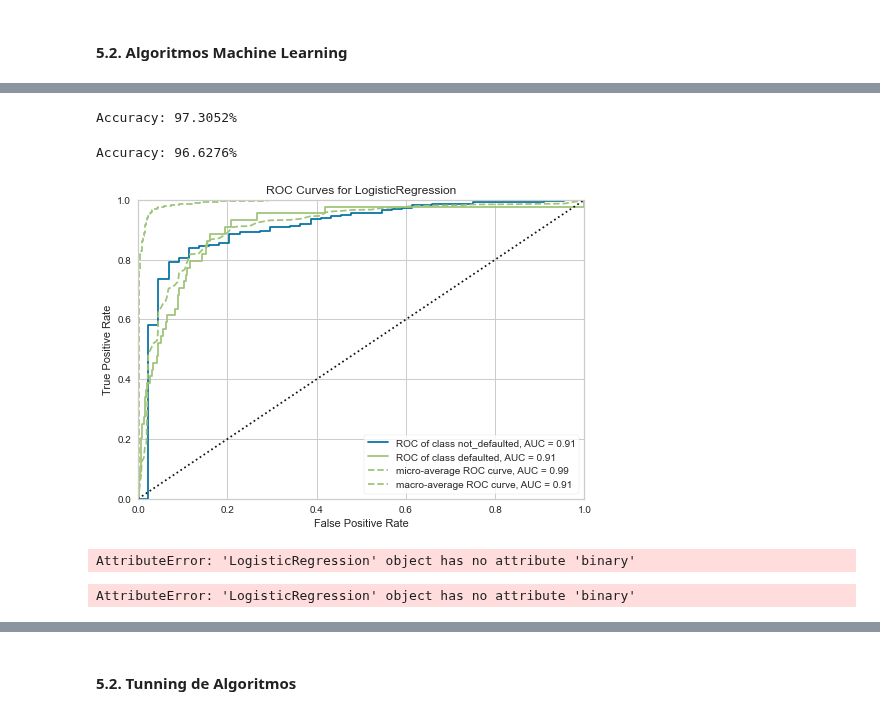
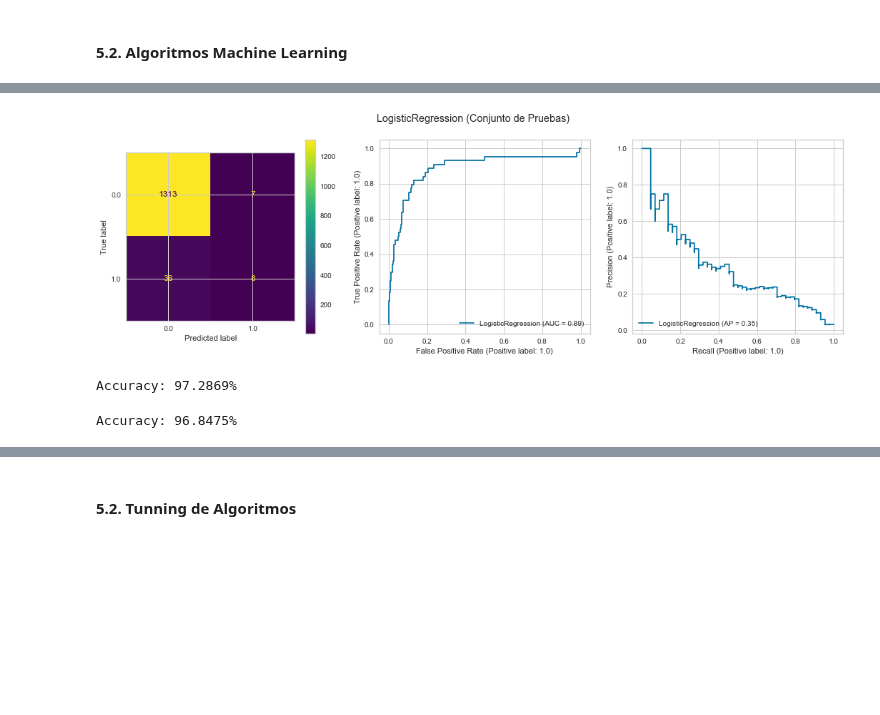
Before and after one commit to Project-ML-PUCP/BankruptcyTaiwan, a Jupyter notebook: 03. Codigo/03.1. Modeling - LR.ipynb, the cells around one changed output, grey strips where cells are left out. Drawn from its saved outputs; the diff is of its cells as text; code cells hidden in the pictures; blank space fills up the shorter version.

```diff
--- a/03. Codigo/03.1. Modeling - LR.ipynb
+++ b/03. Codigo/03.1. Modeling - LR.ipynb
@@ -199,0 +187,8 @@ array([0., 0., 0., ..., 0., 0., 0.])
+# %%
+from sklearn.linear_model import LogisticRegression
+from sklearn.pipeline import make_pipeline
+from sklearn.preprocessing import StandardScaler
+
+model = make_pipeline(StandardScaler(),
+                      LogisticRegression() )
+model.fit(x_train, y_train)
@@ -199,0 +214,40 @@ array([0., 0., 0., ..., 0., 0., 0.])
+# %%
+from sklearn.metrics import recall_score, precision_score, f1_score, roc_auc_score, plot_roc_curve, plot_confusion_matrix, plot_precision_recall_curve
+
+resultados = {}
+
+def update_resultados(descripcion, model, resultados, x_train, x_test, y_train, y_test):
+  y_train_pred = model.predict(x_train)
+  y_train_pred_proba = model.predict_proba(x_train)[:,1]
+
+  y_test_pred = model.predict(x_test)
+  y_test_pred_proba = model.predict_proba(x_test)[:,1]
+
+  confusion_matrix_train = confusion_matrix(y_train, y_train_pred)
+  confusion_matrix_test = confusion_matrix(y_test, y_test_pred)
+
+  resultados.update( { descripcion: {
+      ('Entrenamiento', 'Exactitud'): model.score(x_train, y_train),
+      ('Entrenamiento', 'Exhaustividad'): recall_score(y_train, y_train_pred),
+      ('Entrenamiento', 'F1'): f1_score(y_train, y_train_pred),
+      ('Entrenamiento', 'AUC'): roc_auc_score(y_train, y_train_pred_proba),
+      ('Entrenamiento', 'TypeI'): confusion_matrix_train[0][1],
+
+      ('Pruebas', 'Exactitud'): model.score(x_test, y_test),
+      ('Pruebas', 'Exhaustividad'): recall_score(y_test, y_test_pred),
+      ('Pruebas', 'F1'): f1_score(y_test, y_test_pred),
+      ('Pruebas', 'AUC'): roc_auc_score(y_test, y_test_pred_proba),
+      ('Pruebas', 'TypeI'): confusion_matrix_test[0][1]
+
+    } } )
+  display(pd.DataFrame.from_dict(resultados, orient='index'))
+
+  fig, axes = plt.subplots(1, 3, figsize=(18, 5))
+  fig.suptitle(f'{descripcion} (Conjunto de Pruebas)')
+  plot_confusion_matrix(model, x_test, y_test, ax=axes[0], values_format='d')
+  plot_roc_curve(model, x_test, y_test, ax=axes[1], name=descripcion)
+  plot_precision_recall_curve(model, x_test, y_test, ax=axes[2], name=descripcion)
+  return
+
+update_resultados('LogisticRegression', model, resultados, x_train, x_test, y_train, y_test)
+# %% [output]
@@ -200,22 +257,15 @@ array([0., 0., 0., ..., 0., 0., 0.])
+[figure, added]
 # %%
-y_pred = clf.predict(x_train)
+y_pred = model.predict(x_train)
 predictions = y_pred
 accuracy = accuracy_score(y_train, predictions)
 print("Accuracy: %.4f%%" % (accuracy * 100.0))
 # %% [output]
-Accuracy: 97.3052%
+Accuracy: 97.2869%
 # %%
-y_pred = clf.predict(x_test)
+y_pred = model.predict(x_test)
 predictions = y_pred
 accuracy = accuracy_score(y_test, predictions)
 print("Accuracy: %.4f%%" % (accuracy * 100.0))
 # %% [output]
-Accuracy: 96.6276%
+Accuracy: 96.8475%
-# %%
-# Curva ROC- AUC
-from yellowbrick.classifier.rocauc import roc_auc
-roc_auc(clf, x_train, y_train, X_test=x_test, y_test=y_test, classes=['not_defaulted', 'defaulted'])
-# %% [output]
-[figure, removed]
-AttributeError: 'LogisticRegression' object has no attribute 'binary'
-AttributeError: 'LogisticRegression' object has no attribute 'binary'
```
Also changed, not shown: parts of 19 cells of this notebook.
